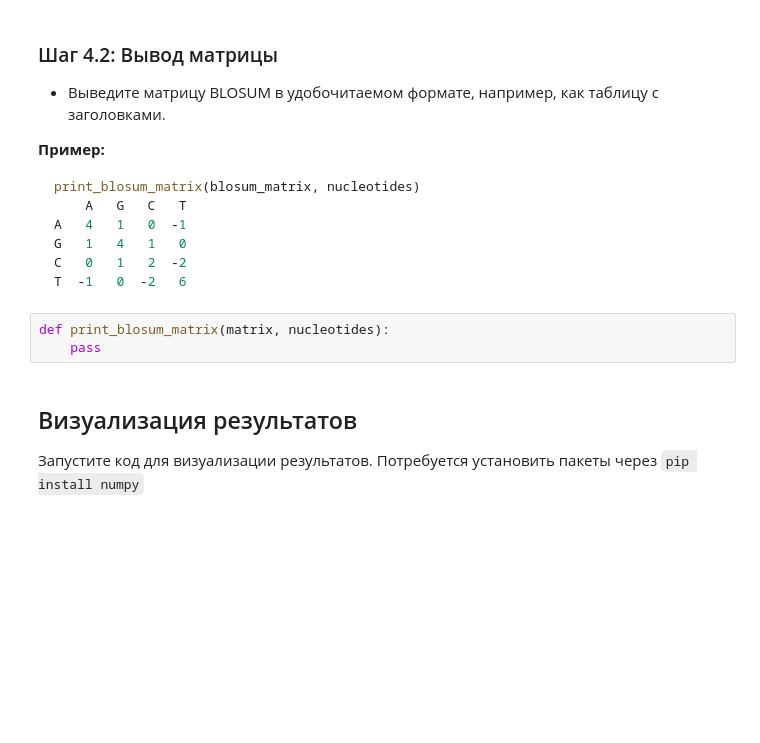
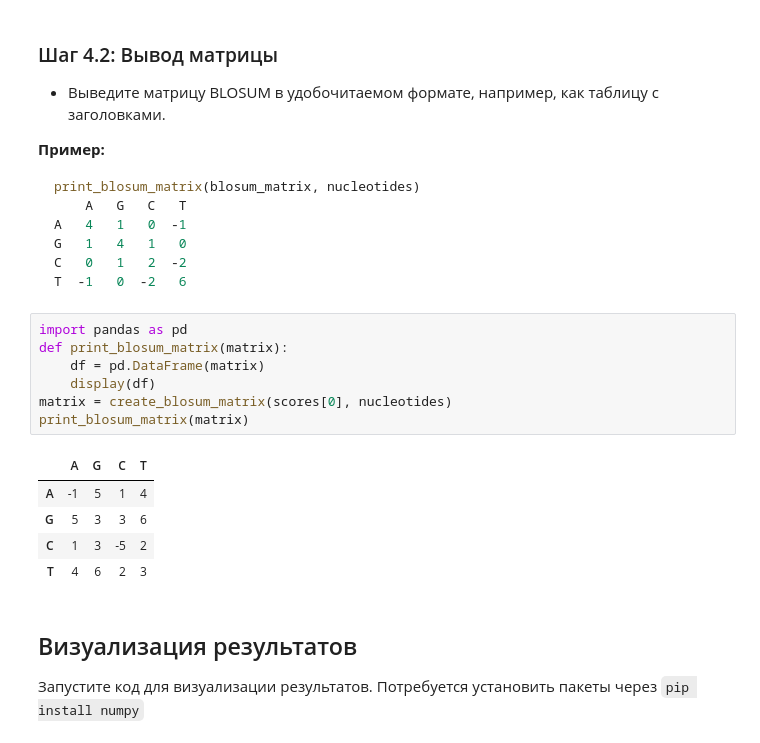
Before and after one commit to KhudyakovGleb/DZ1, a Jupyter notebook: Домашнее задание 1.ipynb, the cells around one changed output. Cells and saved outputs as stored; diff of their text form; blank space fills up the shorter version.

````diff
--- a/Домашнее задание 1.ipynb
+++ b/Домашнее задание 1.ipynb
@@ -213,8 +370,18 @@ C   0   1   2  -2
 T  -1   0  -2   6
 ```
 # %%
-def print_blosum_matrix(matrix, nucleotides):
-    pass
+import pandas as pd
+def print_blosum_matrix(matrix):
+    df = pd.DataFrame(matrix)
+    display(df)
+matrix = create_blosum_matrix(scores[0], nucleotides)
+print_blosum_matrix(matrix)
+# %% [output]
+|  | A | G | C | T |
+| A | -1 | 5 | 1 | 4 |
+| G | 5 | 3 | 3 | 6 |
+| C | 1 | 3 | -5 | 2 |
+| T | 4 | 6 | 2 | 3 |
 # %% [markdown]
 ## Визуализация результатов
 
````
Also changed, not shown: parts of 15 cells of this notebook.
